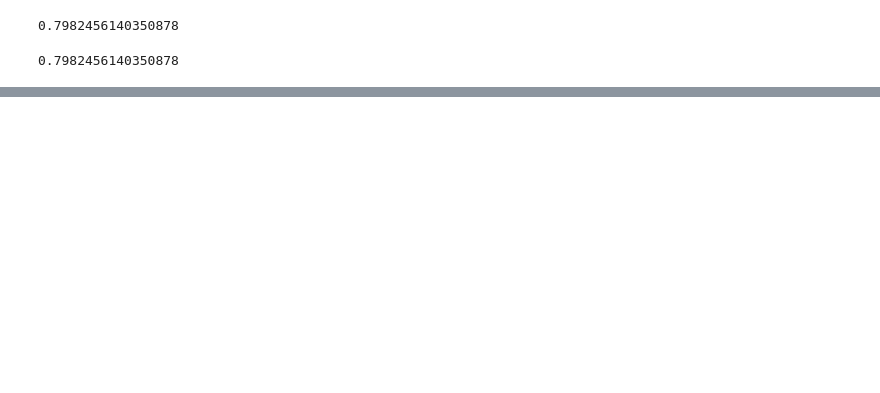
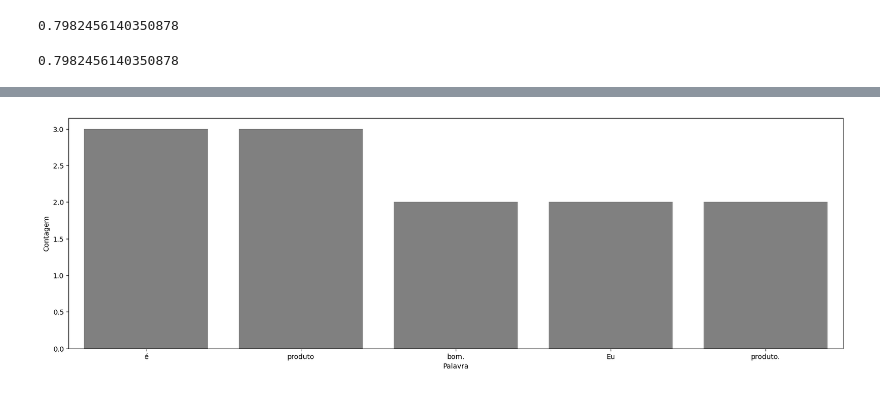
Before and after one commit to victorts1991/nlp-sentiment-analysis, a Jupyter notebook: analise_sentimentos.ipynb, the cells around one changed output, grey strips where cells are left out. Cells and saved outputs as stored; diff of their text form; code cells hidden in the pictures; blank space fills up the shorter version.

```diff
--- a/analise_sentimentos.ipynb
+++ b/analise_sentimentos.ipynb
@@ -115,0 +236,10 @@ print(acuracia)
+# %%
+from nltk import tokenize
+
+frase = 'O produto é excelente e a entrega foi muito rápida!'
+
+token_espaco = tokenize.WhitespaceTokenizer()
+
+token_frase = token_espaco.tokenize(frase)
+
+token_frase
@@ -115,0 +308,19 @@ print(acuracia)
+# %%
+# --- Exemplo de Chamada ---
+
+# 1. Crie um DataFrame de exemplo
+dados_exemplo = {
+    'id': [1, 2, 3],
+    'avaliacao': [
+        "Este é um produto muito bom. Eu realmente gostei do produto.",
+        "O produto é razoável, mas a qualidade poderia ser melhor. Não é bom.",
+        "Eu amo este produto. É o melhor produto que comprei."
+    ]
+}
+df_teste = pd.DataFrame(dados_exemplo)
+
+# 2. Chame a função com seus parâmetros
+# Queremos as 5 palavras mais frequentes da coluna 'avaliacao'
+grafico_frequencia(df_teste, 'avaliacao', 5)
+# %% [output]
+[figure, added]
```
Also changed, not shown: parts of 16 cells of this notebook, 1 other file.
